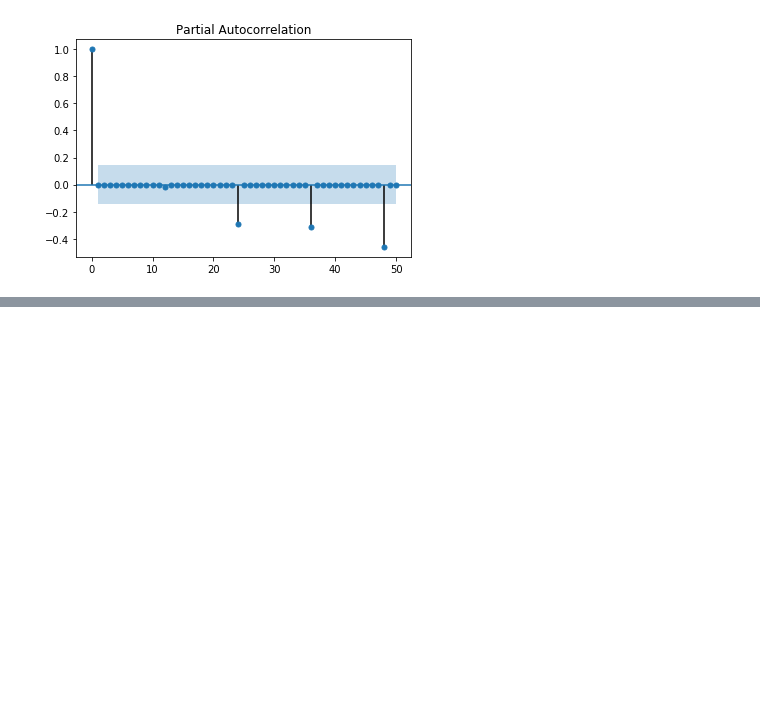
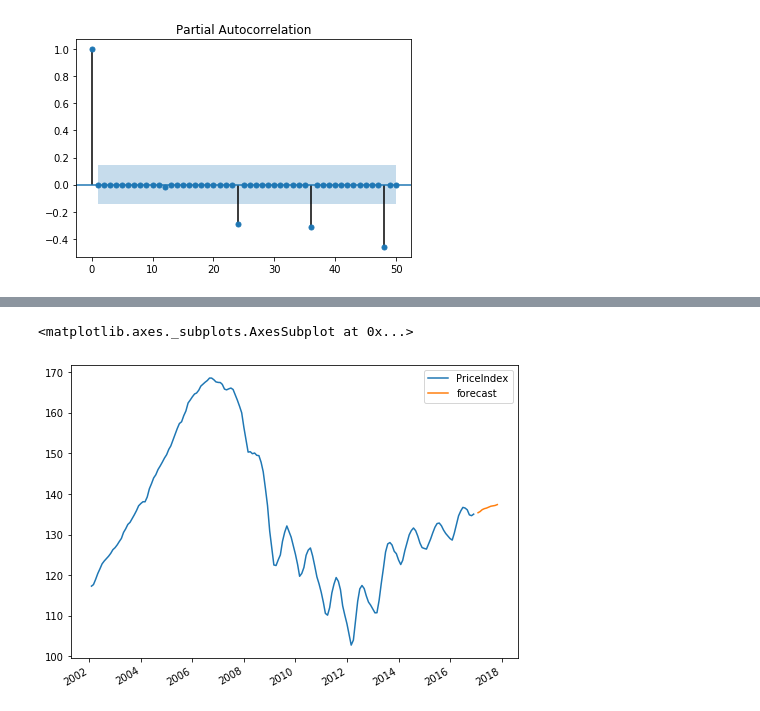
Before and after one commit to Pietrassyk/Project_6_TSA_Housing, a Jupyter notebook: Chicago_data.ipynb, the cells around one changed output, grey strips where cells are left out. Drawn from its saved outputs; the diff is of its cells as text; code cells hidden in the pictures; blank space fills up the shorter version.

```diff
--- a/Chicago_data.ipynb
+++ b/Chicago_data.ipynb
@@ -289,0 +265,13 @@ ValueError: Provided exogenous values are not of the appropriate shape. Required
+# %%
+model_df = chicago.copy().dropna()
+mod = sm.tsa.ARIMA(model_df['PriceIndex'],order=(6,1,3),dates=model_df.index)
+res_arima_forecast = mod.fit()
+start = datetime.datetime.strptime("2016-12-01", "%Y-%m-%d")
+date_list = [start + relativedelta(months=x) for x in range(0,12)]
+future = pd.DataFrame(index=date_list, columns= model_df.columns)
+model_df = pd.concat([model_df, future])
+model_df['forecast'] = res_arima_forecast.predict(start=end, end= end+24, dynamic=True, typ='levels')
+model_df[['PriceIndex', 'forecast']].plot(figsize=(8,6))
+# %% [output]
+<matplotlib.axes._subplots.AxesSubplot at 0x...>
+[figure, added]
```
Also changed, not shown: parts of 57 cells of this notebook, 1 other file.
